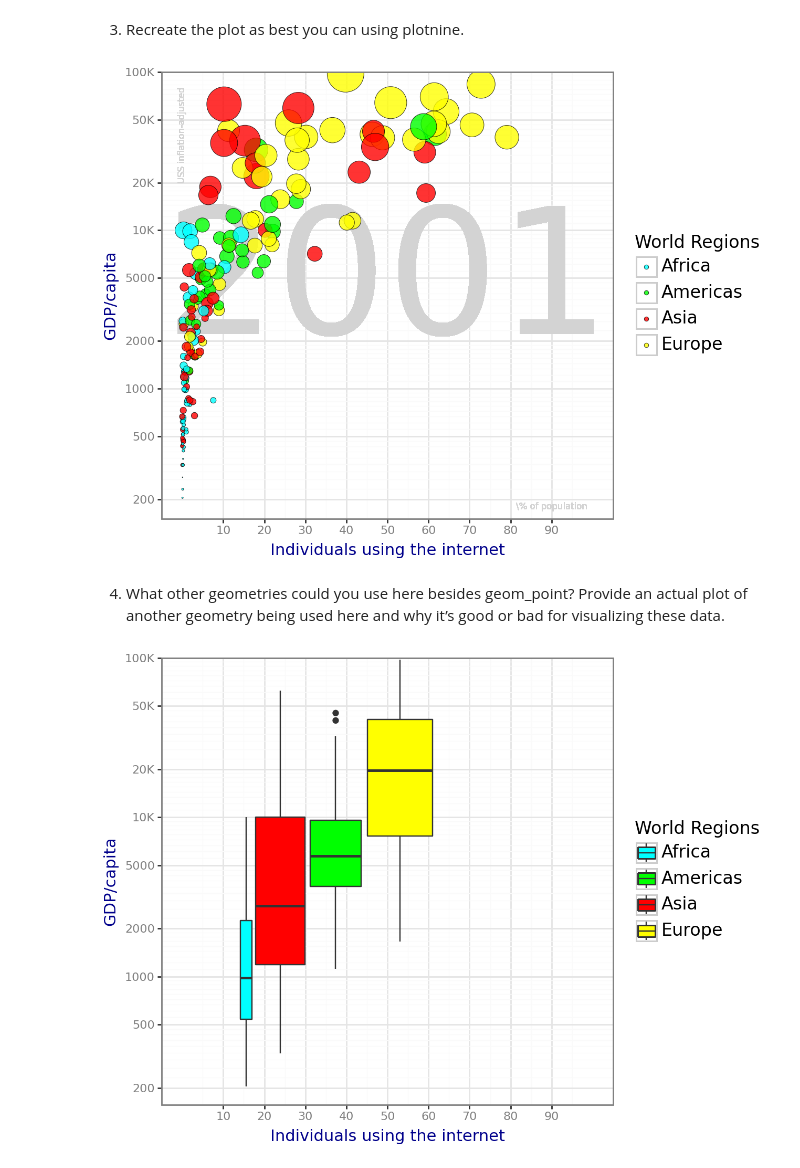
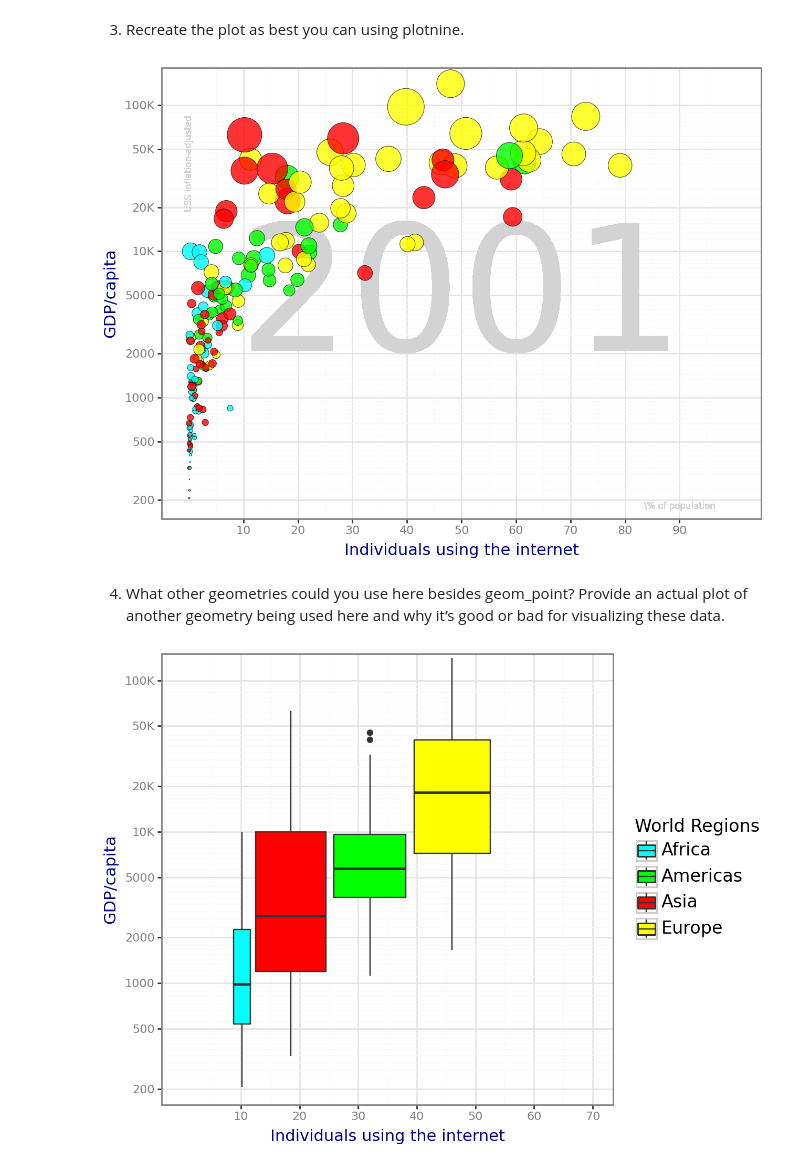
Before and after one commit to chloefeehan/GSB544, a Jupyter notebook: Labs/Lab1/Lab1.ipynb, the cells around one changed output. Drawn from its saved outputs; the diff is of its cells as text; code cells hidden in the pictures.

```diff
--- a/Labs/Lab1/Lab1.ipynb
+++ b/Labs/Lab1/Lab1.ipynb
@@ -151,31 +159,31 @@ q3data = q3data.dropna()
 # %%
 
 (ggplot(q3data,
 aes(x = "internet_users", y = "gdp", size = "income", fill = "four_regions"))
 + geom_text(aes(x = 50, y = 4500, label="2001"), size=120, color = "lightgray")
 + geom_text(aes(x = 90, y = 180), label = "\% of population", size=6, color = "lightgray")
 + geom_text(aes(x = 0, y = 40000), label = "USS inflation-adjusted", size=6, color = "lightgray", angle = 90)
 + geom_point(alpha = 0.8, color = "black", stroke = 0.2)
 + labs(x= "Individuals using the internet", y = "GDP/capita", fill = "World Regions")
 + scale_size(range = [.1, 14])
 + scale_x_continuous(limits = (0, 100), breaks = range(10, 100, 10))
-+ scale_y_log10(limits = (0, 100000),
++ scale_y_log10(limits = (0, 180000),
                 breaks=[200, 500, 1000, 2000, 5000, 10000, 20000, 50000, 100000],
                 labels=["200", "500", "1000", "2000", "5000", "10K", "20K", "50K", "100K"])
 + guides(size = "none")
 + scale_fill_manual(values={'africa': 'aqua', 'americas': 'lime', 'asia': 'red', 'europe': 'yellow'},
                     labels = ["Africa","Americas","Asia","Europe"])
 + theme_bw()
 + theme(text=element_text(family='Comic Sans', size=12),
-        axis_title=element_text(family='Comic Sans', size=11, color = "darkblue"),
-        axis_text=element_text(family='Comic Sans', size=8, color = "gray"))
+axis_title=element_text(family='Comic Sans', size=11, color = "darkblue"),
+axis_text=element_text(family='Comic Sans', size=8, color = "gray"))
++ theme(legend_position="none")
 )
 # %% [output]
-[figure, old version]
+[figure, new version]
 # %% [markdown]
 4. What other geometries could you use here besides geom_point? Provide an actual plot of another geometry being used here and why it’s good or bad for visualizing these data.
 # %%
-from plotnine import geom_boxplot
 (ggplot(q3data,
 aes(x = "internet_users", y = "gdp", size = "income", fill = "four_regions"))
 + geom_boxplot()
@@ -186,11 +194,11 @@ aes(x = "internet_users", y = "gdp", size = "income", fill = "four_regions"))
 + theme(text=element_text(family='Comic Sans', size=12),
                 axis_title=element_text(family='Comic Sans', size=11, color = "darkblue"),
 axis_text=element_text(family='Comic Sans', size=8, color = "gray"))
-+ scale_x_continuous(limits = (0, 100), breaks = range(10, 100, 10))
-+ scale_y_log10(limits = (0, 100000),
++ scale_x_continuous(limits = (0, 70), breaks = range(10, 100, 10))
++ scale_y_log10(limits = (0, 150000),
                 breaks=[200, 500, 1000, 2000, 5000, 10000, 20000, 50000, 100000],
                 labels=["200", "500", "1000", "2000", "5000", "10K", "20K", "50K", "100K"])
 )
 # %% [output]
-[figure, old version]
+[figure, new version]
 # %% [markdown]
```
Also changed, not shown: parts of 8 cells of this notebook, 1 other file.
